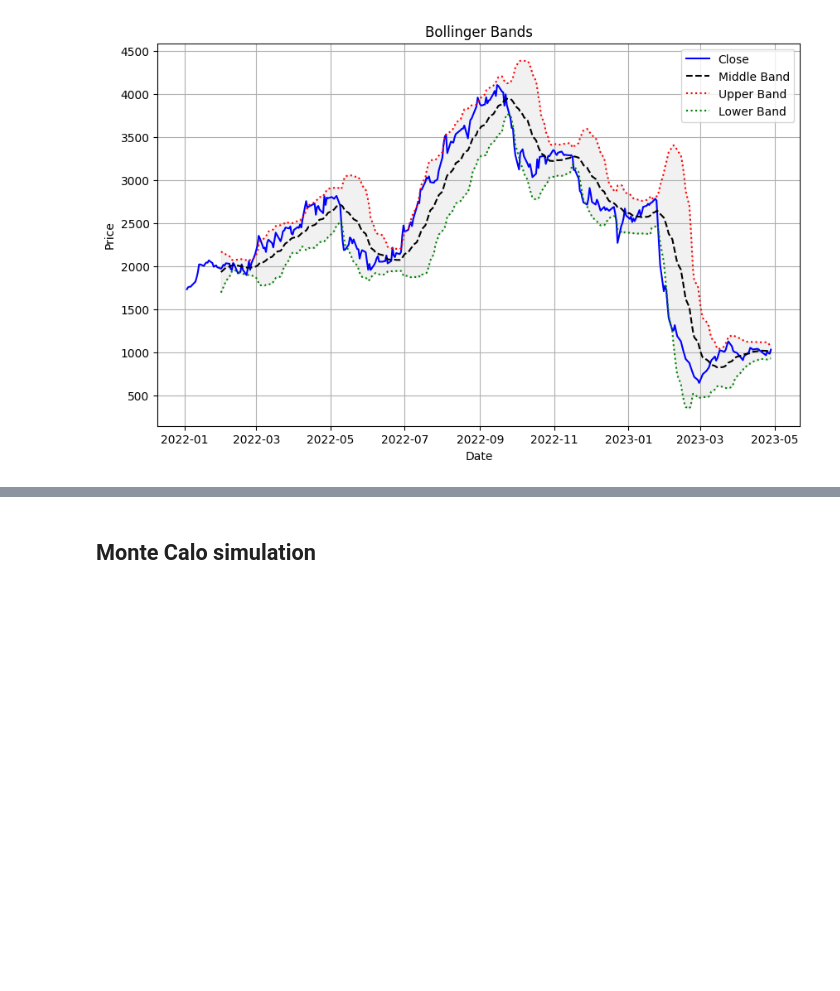
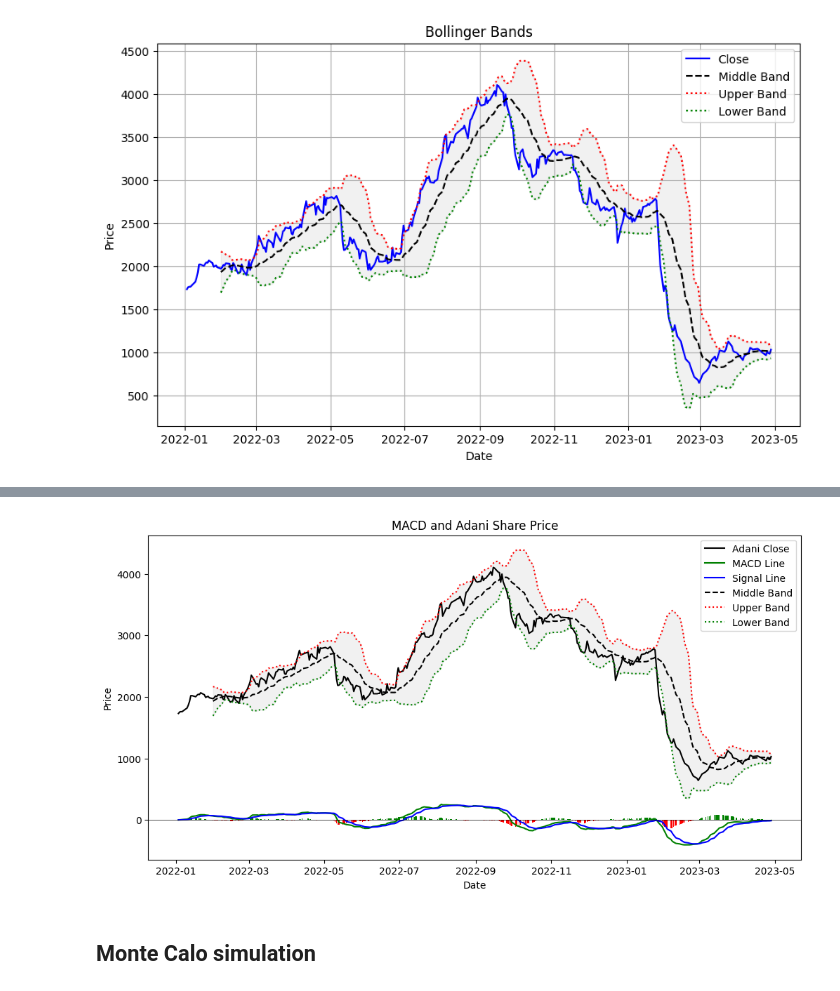
Before and after one commit to arunp77/Machine-Learning, a Jupyter notebook: Projects-ML/Monte-carlo-simulation.ipynb, the cells around one changed output, grey strips where cells are left out. Drawn from its saved outputs; the diff is of its cells as text; code cells hidden in the pictures; blank space fills up the shorter version.

```diff
--- a/Projects-ML/Monte-carlo-simulation.ipynb
+++ b/Projects-ML/Monte-carlo-simulation.ipynb
@@ -1057,3 +1131,29 @@ plt.show()
+# %%
+# We can draw MACD line along with the CLosing price along with the Bollinger bands.
+plt.figure(figsize=(12, 6))
+plt.plot(adani_df5.index, adani_df5['Close'], label='Adani Close', color='black')
+plt.plot(adani_df5.index, adani_df5['MACD Line'], label='MACD Line', color='green')
+plt.plot(adani_df5.index, adani_df5['Signal Line'], label='Signal Line', color='blue')
+plt.bar(adani_df5.index, adani_df5['MACD Histogram'], color=np.where(adani_df5['MACD Histogram'] > 0, 'green', 'red'))
+
+# Plot the middle band (MB)
+plt.plot(adani_df4.index, adani_df4['MB'], label='Middle Band', color='black', linestyle = '--')
+# Plot the upper band (UB)
+plt.plot(adani_df4.index, adani_df4['UB'], label='Upper Band', color='red', linestyle = ':')
+# Plot the lower band (LB)
+plt.plot(adani_df4.index, adani_df4['LB'], label='Lower Band', color='green', linestyle = ':')
+# Shade the area between UB and LB
+plt.fill_between(adani_df4.index, adani_df4['UB'], adani_df4['LB'], color='lightgray', alpha=0.3)
+
+
+plt.axhline(y=0, color='black', linewidth=0.5)
+plt.title('MACD and Adani Share Price')
+plt.xlabel('Date')
+plt.ylabel('Price')
+plt.legend()
+plt.show()
+# %% [output]
+[figure, added]
 # %% [markdown]
 ## Monte Calo simulation
 # %%
```
Also changed, not shown: parts of 3 cells of this notebook.
